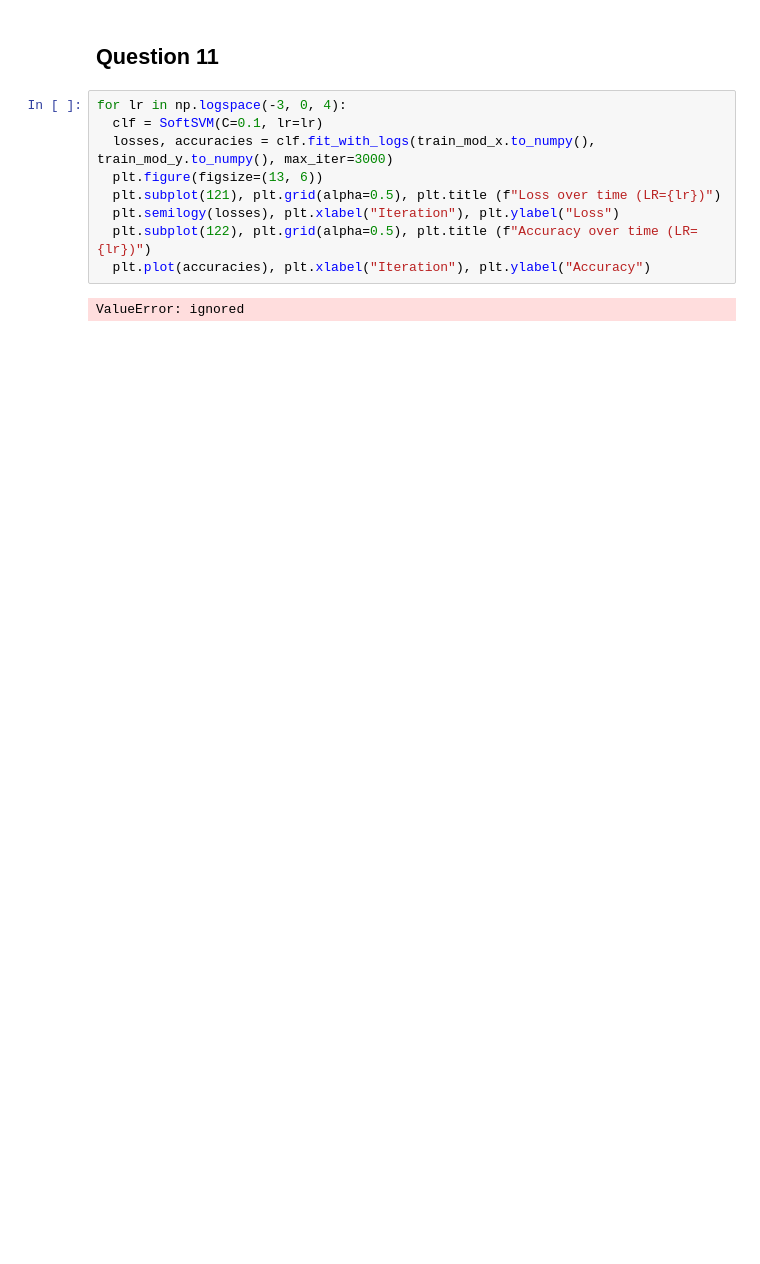
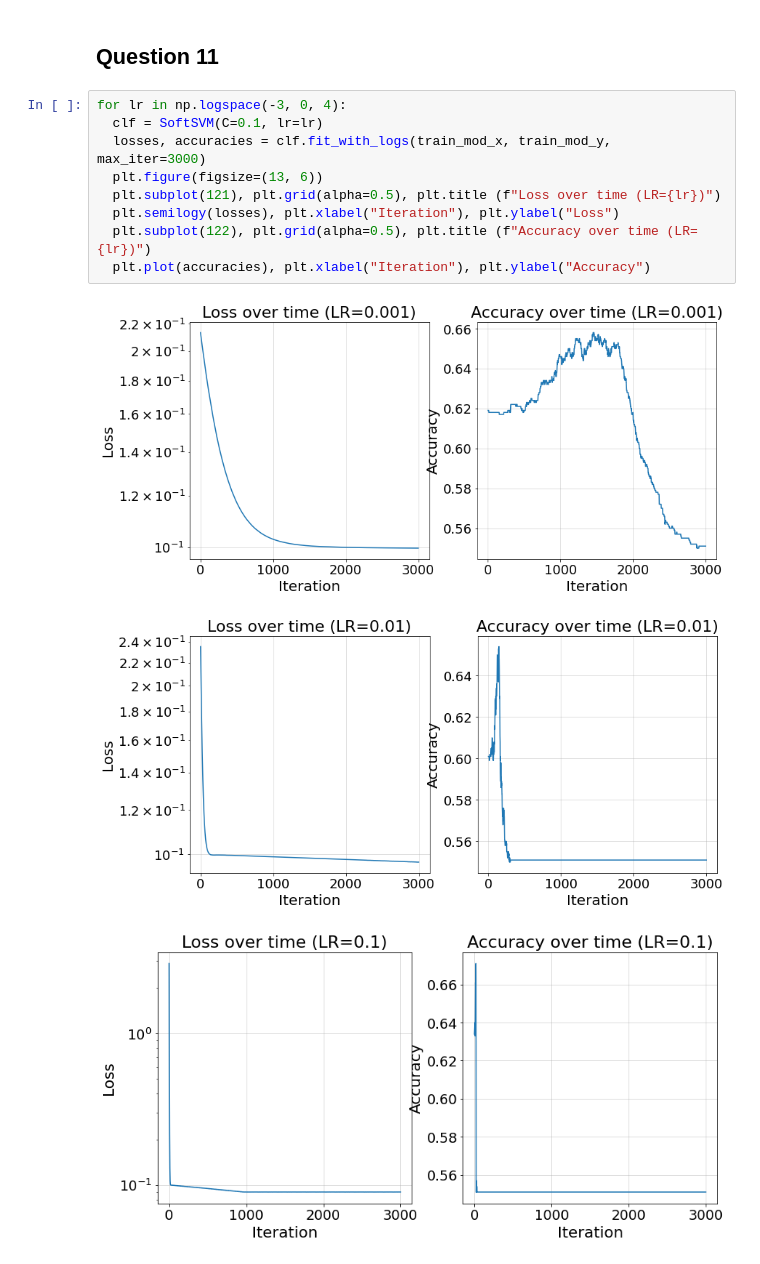
Before and after one commit to Ofir-Manor/Long2, a Jupyter notebook: 311288203_316084623.ipynb, the cells around one changed output. Cells and saved outputs as stored; diff of their text form; blank space fills up the shorter version.

```diff
--- a/311288203_316084623.ipynb
+++ b/311288203_316084623.ipynb
@@ -412,11 +414,13 @@ compare_gradients(train_mod_x.to_numpy(), train_mod_y.to_numpy(), deltas=np.logs
 # %%
 for lr in np.logspace(-3, 0, 4):
   clf = SoftSVM(C=0.1, lr=lr)
-  losses, accuracies = clf.fit_with_logs(train_mod_x.to_numpy(), train_mod_y.to_numpy(), max_iter=3000)
+  losses, accuracies = clf.fit_with_logs(train_mod_x, train_mod_y, max_iter=3000)
   plt.figure(figsize=(13, 6))
   plt.subplot(121), plt.grid(alpha=0.5), plt.title (f"Loss over time (LR={lr})")
   plt.semilogy(losses), plt.xlabel("Iteration"), plt.ylabel("Loss")
   plt.subplot(122), plt.grid(alpha=0.5), plt.title (f"Accuracy over time (LR={lr})")
   plt.plot(accuracies), plt.xlabel("Iteration"), plt.ylabel("Accuracy")
 # %% [output]
-ValueError: ignored
+[figure, added]
+[figure, added]
+[figure, added]
```
Also changed, not shown: parts of 7 cells of this notebook.
